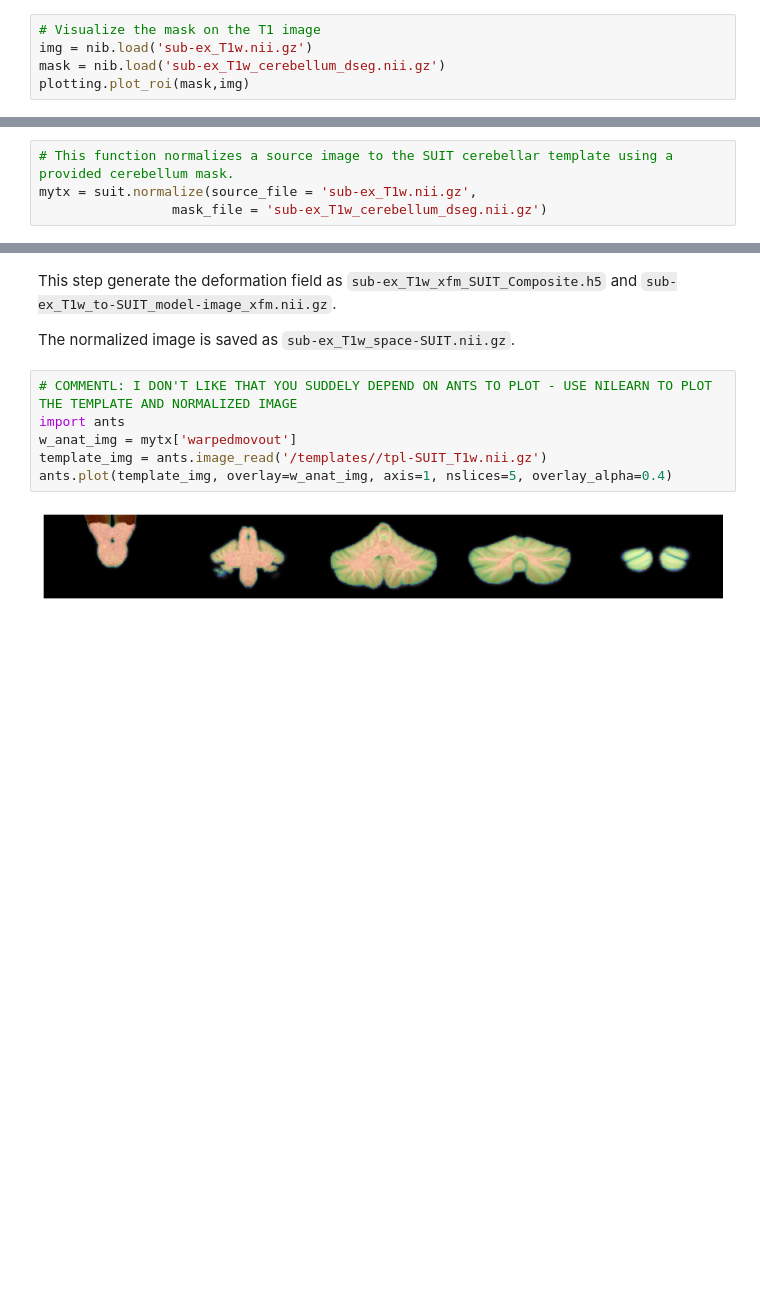
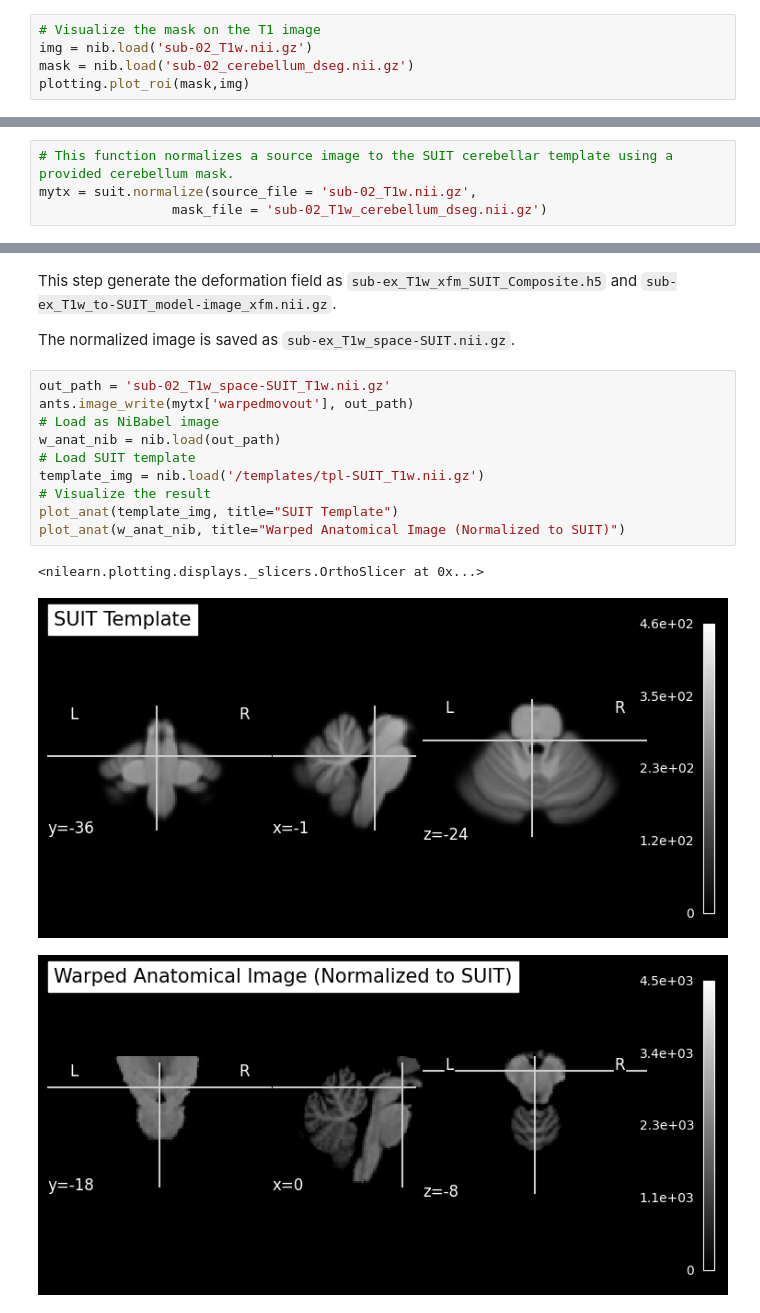
Before and after one commit to DiedrichsenLab/SUITPy, a Jupyter notebook: docs/source/tutorials/1.quickstart_fMRI.ipynb, the cells around one changed output, grey strips where cells are left out. Cells and saved outputs as stored; diff of their text form; blank space fills up the shorter version.

```diff
--- a/docs/source/tutorials/1.quickstart_fMRI.ipynb
+++ b/docs/source/tutorials/1.quickstart_fMRI.ipynb
@@ -46,8 +63,8 @@ ANTsImage (RPI)
  Although the isolation algorithm works very reliably and usually does not require and correction, it is good practice to check the mask.
 # %%
 # Visualize the mask on the T1 image
-img = nib.load('sub-ex_T1w.nii.gz')
-mask = nib.load('sub-ex_T1w_cerebellum_dseg.nii.gz')
+img = nib.load('sub-02_T1w.nii.gz')
+mask = nib.load('sub-02_cerebellum_dseg.nii.gz')
 plotting.plot_roi(mask,img)
 # %% [output]
 <nilearn.plotting.displays._slicers.OrthoSlicer at 0x...>
@@ -59,5 +76,5 @@ The SUIT normalization module estimates a deformation field that aligns an indiv
 In the simplest usage, normalize requires only the subject’s T1-weighted image and the isolation mask.
 # %%
 # This function normalizes a source image to the SUIT cerebellar template using a provided cerebellum mask.
-mytx = suit.normalize(source_file = 'sub-ex_T1w.nii.gz',
-                 mask_file = 'sub-ex_T1w_cerebellum_dseg.nii.gz')
+mytx = suit.normalize(source_file = 'sub-02_T1w.nii.gz',
+                 mask_file = 'sub-02_T1w_cerebellum_dseg.nii.gz')
@@ -71,11 +83,17 @@ This step generate the deformation field as ``sub-ex_T1w_xfm_SUIT_Composite.h5``
 
 The normalized image is saved as ``sub-ex_T1w_space-SUIT.nii.gz``.
 # %%
-# COMMENTL: I DON'T LIKE THAT YOU SUDDELY DEPEND ON ANTS TO PLOT - USE NILEARN TO PLOT THE TEMPLATE AND NORMALIZED IMAGE
-import ants
-w_anat_img = mytx['warpedmovout']
-template_img = ants.image_read('/templates//tpl-SUIT_T1w.nii.gz')
-ants.plot(template_img, overlay=w_anat_img, axis=1, nslices=5, overlay_alpha=0.4)
+out_path = 'sub-02_T1w_space-SUIT_T1w.nii.gz'
+ants.image_write(mytx['warpedmovout'], out_path)
+# Load as NiBabel image
+w_anat_nib = nib.load(out_path)
+# Load SUIT template
+template_img = nib.load('/templates/tpl-SUIT_T1w.nii.gz')
+# Visualize the result
+plot_anat(template_img, title="SUIT Template")
+plot_anat(w_anat_nib, title="Warped Anatomical Image (Normalized to SUIT)")
 # %% [output]
+<nilearn.plotting.displays._slicers.OrthoSlicer at 0x...>
-[figure, old version]
+[figure, new version]
+[figure, added]
 # %% [markdown]
```
Also changed, not shown: parts of 21 cells of this notebook.
